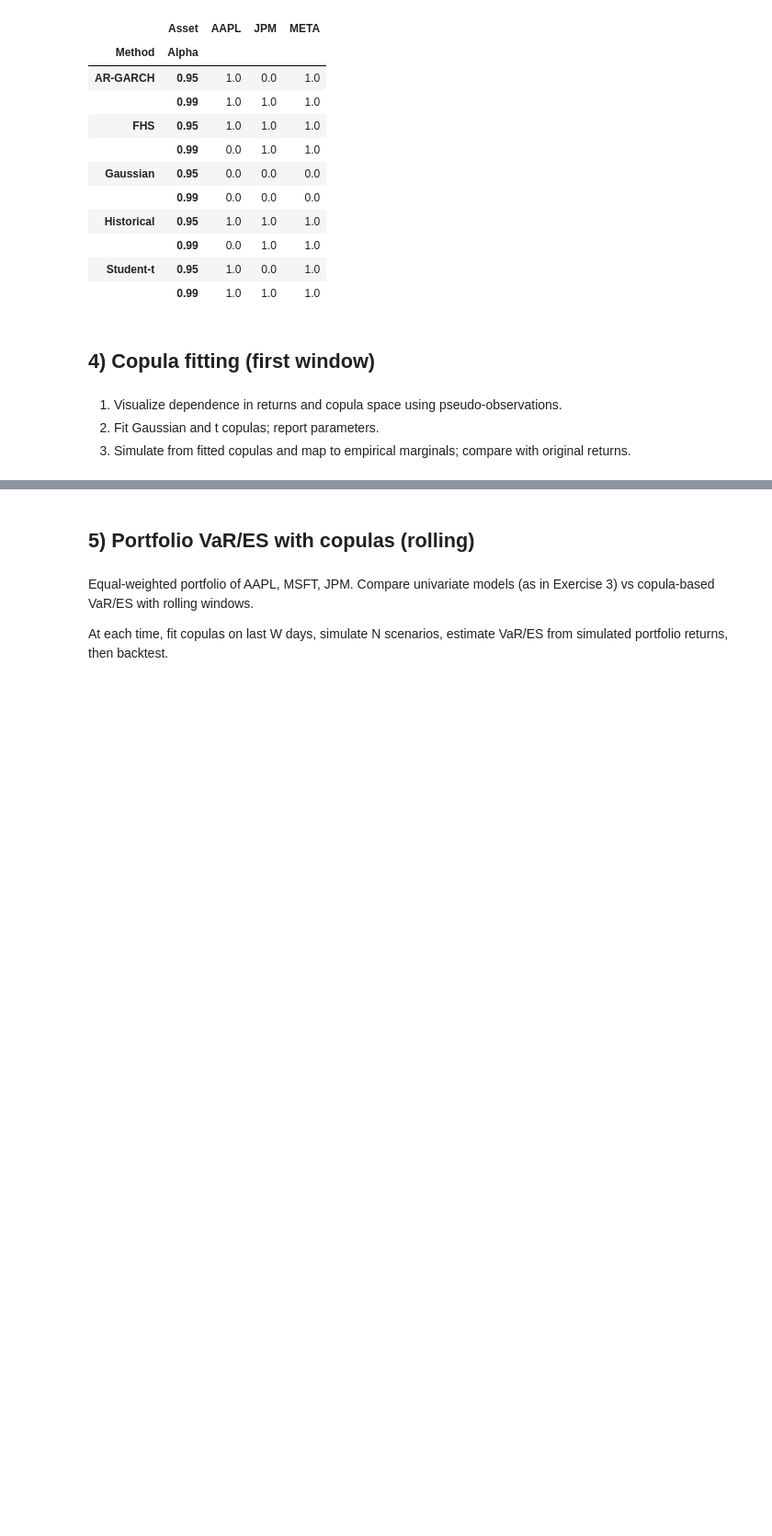
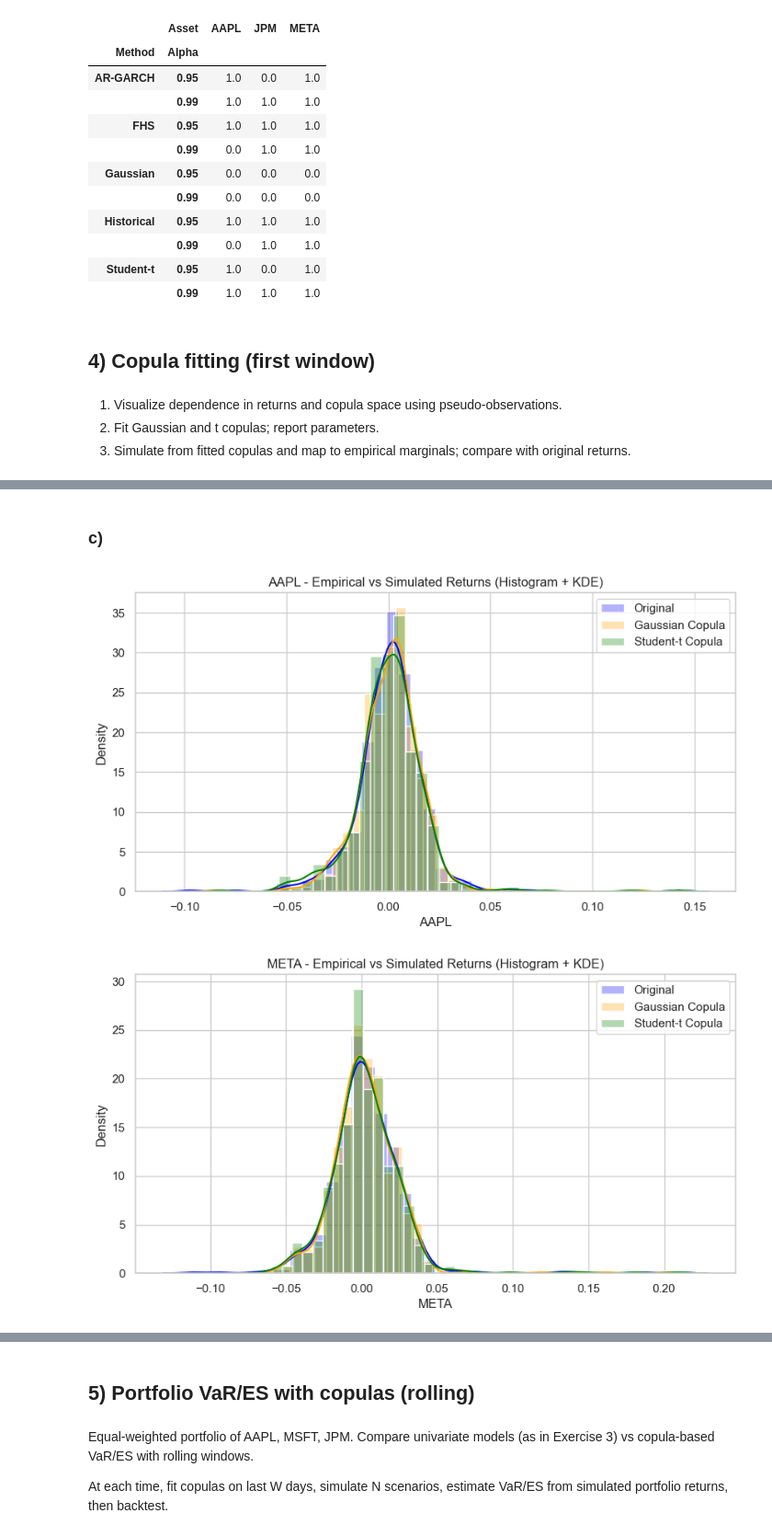
Before and after one commit to Tellefskofteland/QRM_project1, a Jupyter notebook: Project1_template_v2.ipynb, the cells around one changed output, grey strips where cells are left out. Shown at 92% size. Saved outputs shown, nothing was run; the diff lists cells and outputs as text; code cells hidden in the pictures; blank space fills up the shorter version.

```diff
--- a/Project1_template_v2.ipynb
+++ b/Project1_template_v2.ipynb
@@ -1296,0 +1310,12 @@ pivot_passfail
+# %%
+# Fit Gaussian copula
+copula_gauss = copulae.elliptical.GaussianCopula(dim=len(TICKERS))
+copula_gauss.fit(U[TICKERS])
+print(copula_gauss.sigma)
+print(copula_gauss.params)
+
+# Fit Student-t copula
+copula_t = copulae.elliptical.StudentCopula(dim=len(TICKERS))
+copula_t.fit(U[TICKERS])
+print(copula_t.sigma)
+print(copula_t.params)
@@ -1296,0 +1340,48 @@ pivot_passfail
+# %% [markdown]
+### c)
+# %%
+# Number of observations for simulation
+T = len(log_returns)
+
+# Simulate samples from the fitted copulas
+gauss_samples = copula_gauss.random(T)
+t_samples  = copula_t.random(T)
+
+# Convert samples to numpy arrays
+gauss_samples = np.asarray(gauss_samples)
+t_samples = np.asarray(t_samples)
+
+# Build matrices for simulated returns
+gauss_mat = np.zeros_like(gauss_samples)
+t_mat = np.zeros_like(t_samples)
+
+# Map quantiles back to log-returns
+for j, stock in enumerate(TICKERS):
+    data = log_returns[stock].values
+
+    gauss_mat[:, j] = np.quantile(data, gauss_samples[:, j])
+    t_mat[:, j] = np.quantile(data, t_samples[:, j])
+
+# Create DataFrames for simulated returns
+simulated_gauss_returns = pd.DataFrame(gauss_mat, index=log_returns.index, columns=TICKERS)
+simulated_t_returns = pd.DataFrame(t_mat, index=log_returns.index, columns=TICKERS)
+
+# Plot histograms of empirical and simulated returns
+for stock in TICKERS:
+    plt.figure(figsize=(10, 5))
+
+    sns.histplot(log_returns[stock], bins=40, stat="density", color="blue", alpha=0.3, label="Original")
+    sns.kdeplot(log_returns[stock], color="blue")
+
+    sns.histplot(simulated_gauss_returns[stock], bins=40, stat="density", color="orange", alpha=0.3, label="Gaussian Copula")
+    sns.kdeplot(simulated_gauss_returns[stock], color="orange")
+
+    sns.histplot(simulated_t_returns[stock], bins=40, stat="density", color="green", alpha=0.3, label="Student-t Copula")
+    sns.kdeplot(simulated_t_returns[stock], color="green")
+
+    plt.title(f"{stock} - Empirical vs Simulated Returns (Histogram + KDE)")
+    plt.legend()
+    plt.show()
+# %% [output]
+[figure, added]
+[figure, added]
```
Also changed, not shown: parts of 7 cells of this notebook, 3 other files.
